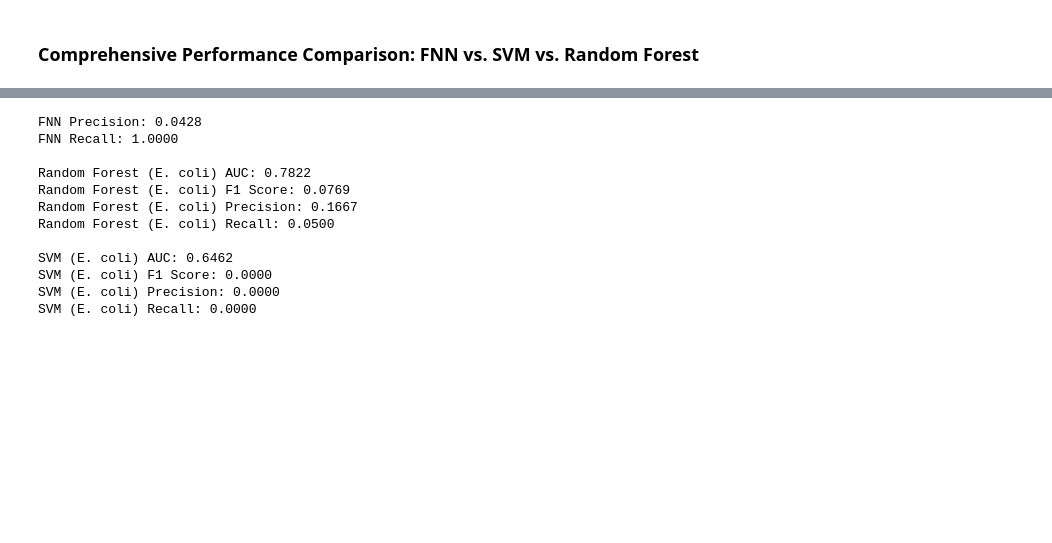
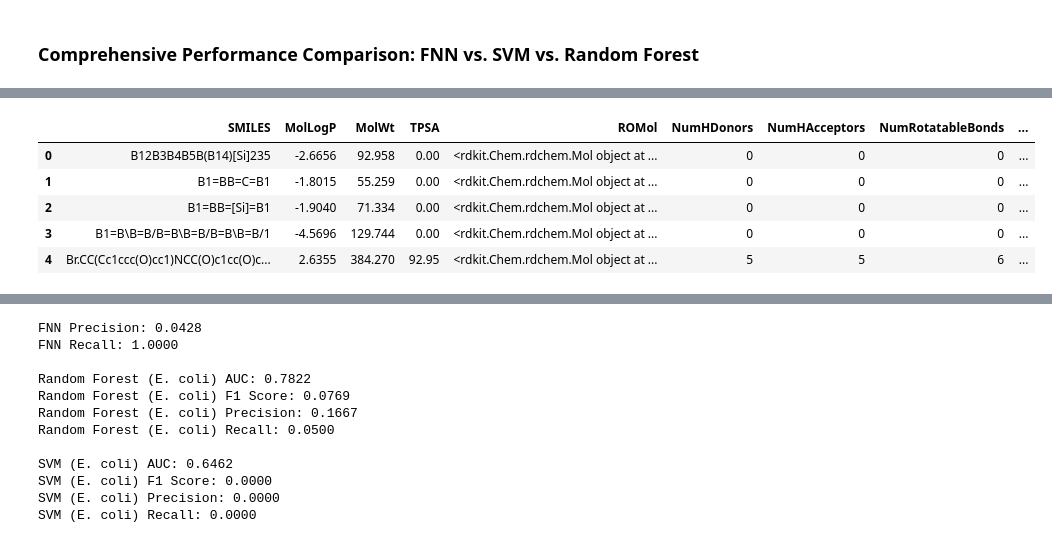
Before and after one commit to hmratul/Antibiotic-Resistant-Code, a Jupyter notebook: Untitled18.ipynb, the cells around one changed output, grey strips where cells are left out. Cells and saved outputs as stored; diff of their text form; code cells hidden in the pictures; blank space fills up the shorter version.

```diff
--- a/Untitled18.ipynb
+++ b/Untitled18.ipynb
@@ -1083,10 +1083,9 @@ molecule_api = new_client.molecule
 activity_api = new_client.activity
 
 results = []
-# Process a representative sample (first 150 unique compounds)
-sample_smiles = unique_smiles[:150]
+# Process *all* unique compounds for ChEMBL data
 
-for original_smi in tqdm(sample_smiles, desc='Processing ChEMBL queries'):
+for original_smi in tqdm(unique_smiles, desc='Processing ChEMBL queries'):
     try:
         mol = Chem.MolFromSmiles(original_smi)
         if mol is None:
@@ -1413,0 +1421,71 @@ Final Test F1 Score: 0.0821
+# %%
+import pandas as pd
+from rdkit import Chem
+from rdkit.Chem import Descriptors
+
+# Ensure descriptors_df is available and populated. Regenerate if necessary.
+if 'descriptors_df' not in globals() or descriptors_df.empty or descriptors_df.shape[0] < 1000:
+    print("Warning: 'descriptors_df' not found, is empty, or incomplete. Regenerating it from source files.")
+    # Regeneration logic copied from cell a6f7e631
+    targets = [
+        ('/content/1-s2.0-S0092867420301021-mmc1.xlsx', ['S1B']),
+        ('/content/1-s2.0-S0092867420301021-mmc2.xlsx', ['S2B', 'S2C', 'S2D', 'S2E', 'S2F', 'S2G', 'S2H']),
+        ('/content/1-s2.0-S0092867420301021-mmc5.xlsx', ['S5']),
+        ('/content/1-s2.0-S0092867420301021-mmc6.xlsx', ['S6A', 'S6B', 'S6C', 'S6D', 'S6E', 'S6F']),
+        ('/content/1-s2.0-S0092867420301021-mmc7.xlsx', ['S7A'])
+    ]
+
+    all_smiles = set()
+    for file_path, sheets in targets:
+        for sheet in sheets:
+            try:
+                df_temp = pd.read_excel(file_path, sheet_name=sheet, skiprows=1)
+                if 'SMILES' in df_temp.columns:
+                    smiles_list = df_temp['SMILES'].dropna().unique()
+                    all_smiles.update(smiles_list)
+            except Exception as e:
+                print(f'Error reading {file_path} sheet {sheet} during regeneration: {e}')
+
+    unique_smiles = sorted(list(all_smiles))
+    data_regen = []
+    for smi in unique_smiles:
+        mol = Chem.MolFromSmiles(smi)
+        if mol:
+            logp = Descriptors.MolLogP(mol)
+            mw = Descriptors.MolWt(mol)
+            tpsa = Descriptors.TPSA(mol)
+            data_regen.append({
+                'SMILES': smi,
+                'MolLogP': logp,
+                'MolWt': mw,
+                'TPSA': tpsa
+            })
+    descriptors_df = pd.DataFrame(data_regen)
+    print(f'Regenerated descriptors_df with {len(descriptors_df)} valid molecules.')
+
+# Ensure 'ROMol' objects are available for new descriptor calculation
+# If ROMol column was dropped or not initially created, recreate it
+if 'ROMol' not in descriptors_df.columns or descriptors_df['ROMol'].isnull().any():
+    print("Recreating 'ROMol' column in descriptors_df...")
+    descriptors_df['ROMol'] = descriptors_df['SMILES'].apply(Chem.MolFromSmiles)
+    # Filter out any SMILES that could not be converted to Mol objects
+    descriptors_df = descriptors_df.dropna(subset=['ROMol']).reset_index(drop=True)
+    print(f"descriptors_df now has {len(descriptors_df)} valid molecules with 'ROMol' objects.")
+
+# Calculate additional descriptors
+new_descriptors = [
+    'NumHDonors', 'NumHAcceptors', 'NumRotatableBonds', 'NumAromaticRings',
+    'FractionCSP3', 'HeavyAtomCount', 'NumHeteroatoms', 'RingCount', 'NumValenceElectrons'
+]
+
+print("Calculating additional RDKit descriptors...")
+for desc_name in new_descriptors:
+    # Use getattr to dynamically call descriptor functions
+    # Use a lambda function to handle potential None values from Chem.MolFromSmiles
+    descriptors_df[desc_name] = descriptors_df['ROMol'].apply(lambda x: getattr(Descriptors, desc_name)(x) if x is not None else None)
+
+# Display the updated DataFrame with new descriptors
+print("Updated descriptors_df with new features:")
+display(descriptors_df.head())
+print(f"Total columns in descriptors_df: {descriptors_df.shape[1]}")
+# %% [output]
@@ -1413,0 +1496,6 @@ Final Test F1 Score: 0.0821
+|  | SMILES | MolLogP | MolWt | TPSA | ROMol | NumHDonors | NumHAcceptors | NumRotatableBonds | ... |
+| 0 | B12B3B4B5B(B14)[Si]235 | -2.6656 | 92.958 | 0.00 | <rdkit.Chem.rdchem.Mol object at ... | 0 | 0 | 0 | ... |
+| 1 | B1=BB=C=B1 | -1.8015 | 55.259 | 0.00 | <rdkit.Chem.rdchem.Mol object at ... | 0 | 0 | 0 | ... |
+| 2 | B1=BB=[Si]=B1 | -1.9040 | 71.334 | 0.00 | <rdkit.Chem.rdchem.Mol object at ... | 0 | 0 | 0 | ... |
+| 3 | B1=B\B=B/B=B\B=B/B=B\B=B/1 | -4.5696 | 129.744 | 0.00 | <rdkit.Chem.rdchem.Mol object at ... | 0 | 0 | 0 | ... |
+| 4 | Br.CC(Cc1ccc(O)cc1)NCC(O)c1cc(O)c... | 2.6355 | 384.270 | 92.95 | <rdkit.Chem.rdchem.Mol object at ... | 5 | 5 | 6 | ... |
```
Also changed, not shown: parts of 3 cells of this notebook.
